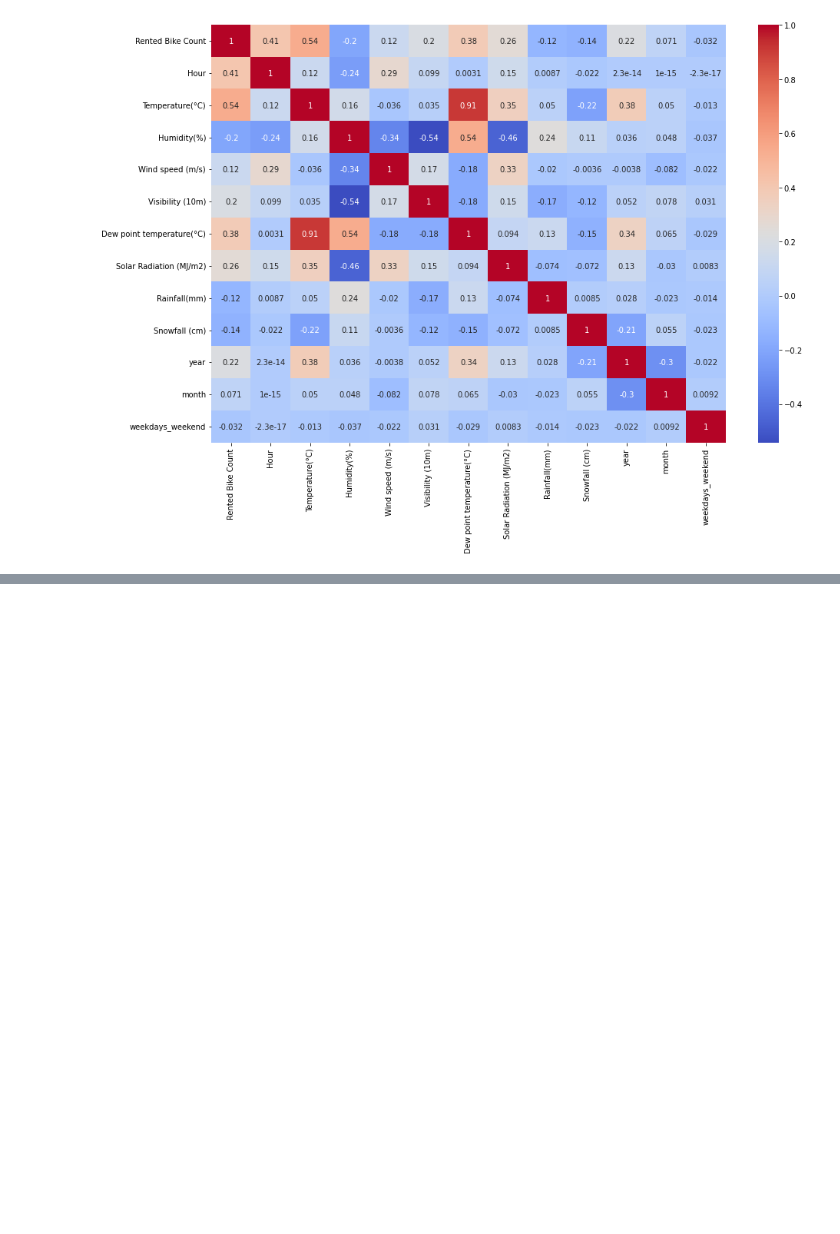
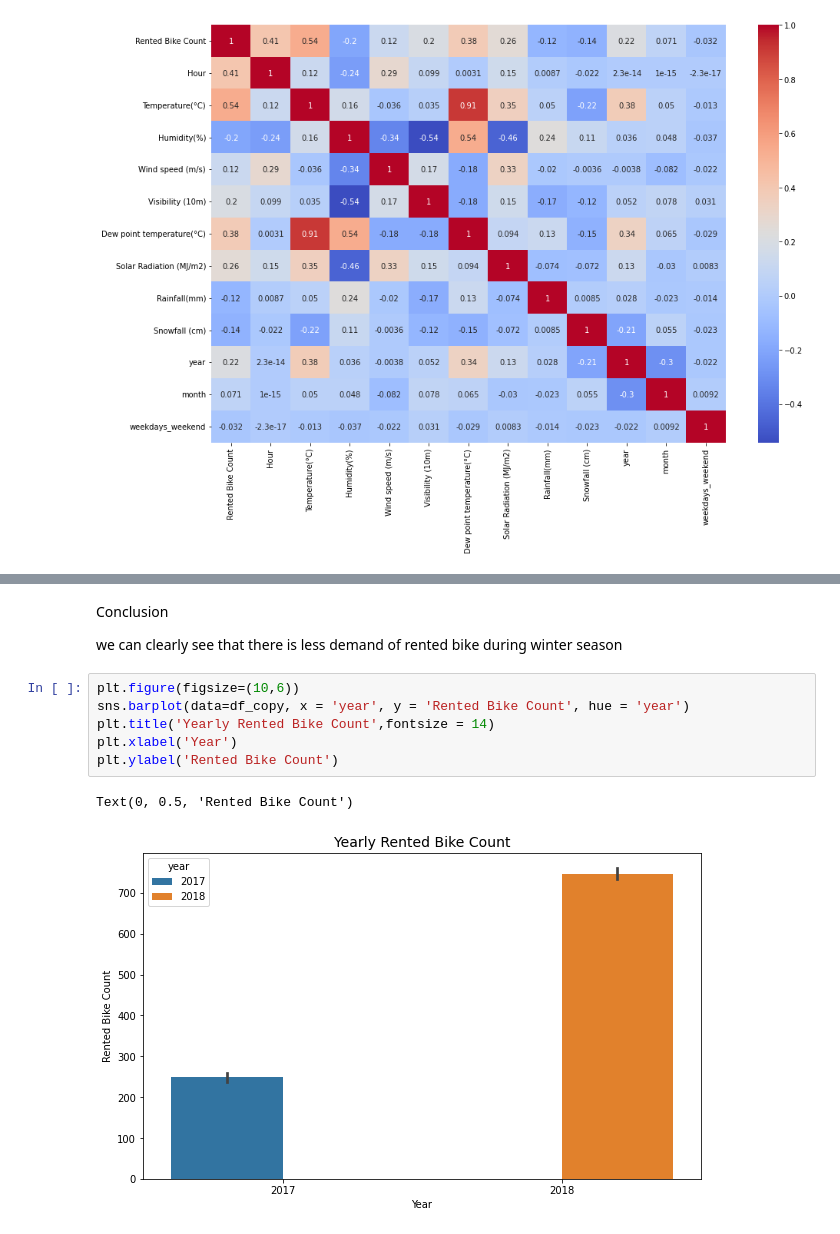
Before and after one commit to Jaypardeshii/Bike-Sharing-Demand-Prediction, a Jupyter notebook: Copy_of_Bike_Sharing_Demand_Prediction_Capstone_Project.ipynb, the cells around one changed output, grey strips where cells are left out. Cells and saved outputs as stored; diff of their text form; blank space fills up the shorter version.

```diff
--- a/Copy_of_Bike_Sharing_Demand_Prediction_Capstone_Project.ipynb
+++ b/Copy_of_Bike_Sharing_Demand_Prediction_Capstone_Project.ipynb
@@ -164,0 +166,13 @@ sdf['Rented Bike Count'].plot(kind='pie',autopct='%1.1f%%',figsize=(15,8), shado
+# %% [markdown]
+Conclusion
+
+we can clearly see that there is less demand of rented bike during winter season
+# %%
+plt.figure(figsize=(10,6))
+sns.barplot(data=df_copy, x = 'year', y = 'Rented Bike Count', hue = 'year')
+plt.title('Yearly Rented Bike Count',fontsize = 14)
+plt.xlabel('Year')
+plt.ylabel('Rented Bike Count')
+# %% [output]
+Text(0, 0.5, 'Rented Bike Count')
+[figure, added]
```
Also changed, not shown: parts of 8 cells of this notebook.
